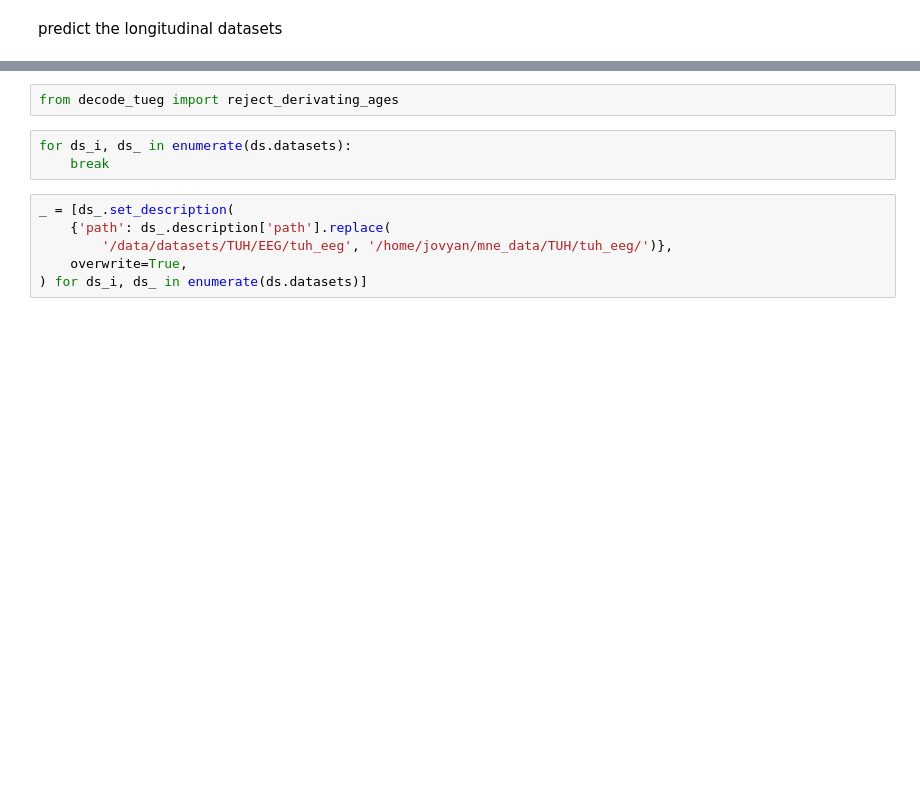
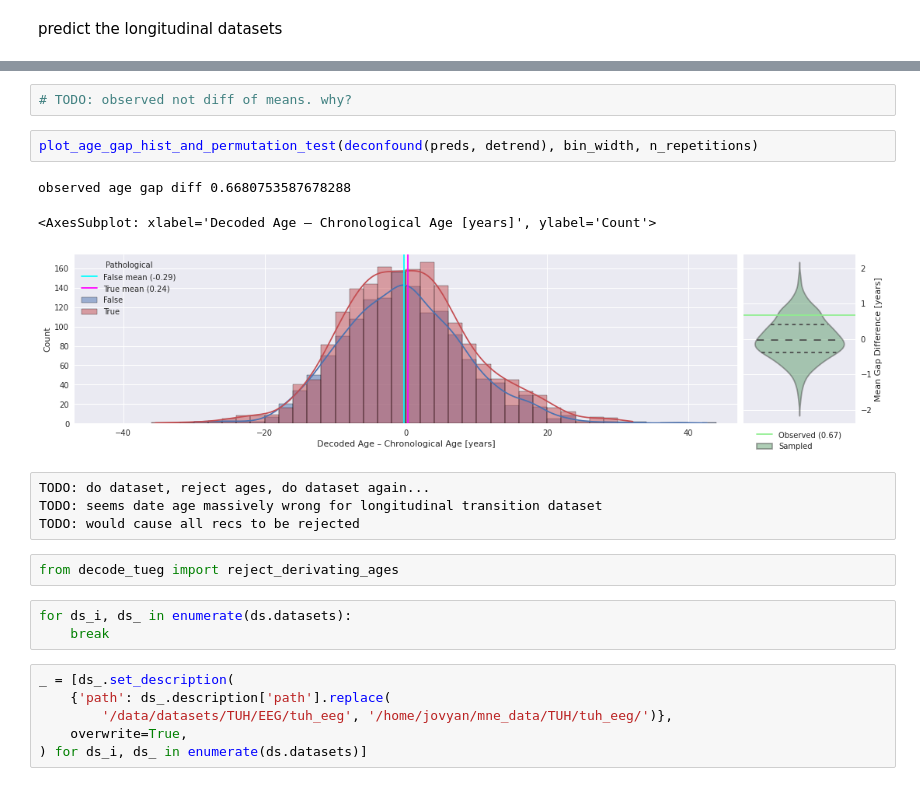
Before and after one commit to gemeinl/eeg-brain-age, a Jupyter notebook: predict_longitudinal.ipynb, the cells around one changed output, grey strips where cells are left out. Cells and saved outputs as stored; diff of their text form; blank space fills up the shorter version.

```diff
--- a/predict_longitudinal.ipynb
+++ b/predict_longitudinal.ipynb
@@ -337,3 +390,15 @@ transition_ds_preds = ds_preds
+# %%
+# TODO: observed not diff of means. why?
+# %%
+plot_age_gap_hist_and_permutation_test(deconfound(preds, detrend), bin_width, n_repetitions)
+# %% [output]
+observed age gap diff 0.6680753587678288
+<AxesSubplot: xlabel='Decoded Age – Chronological Age [years]', ylabel='Count'>
+[figure, added]
+# %% [raw]
+TODO: do dataset, reject ages, do dataset again...
+TODO: seems date age massively wrong for longitudinal transition dataset
+TODO: would cause all recs to be rejected
 # %%
 from decode_tueg import reject_derivating_ages
 # %%
```
Also changed, not shown: parts of 29 cells of this notebook, 6 other files.
